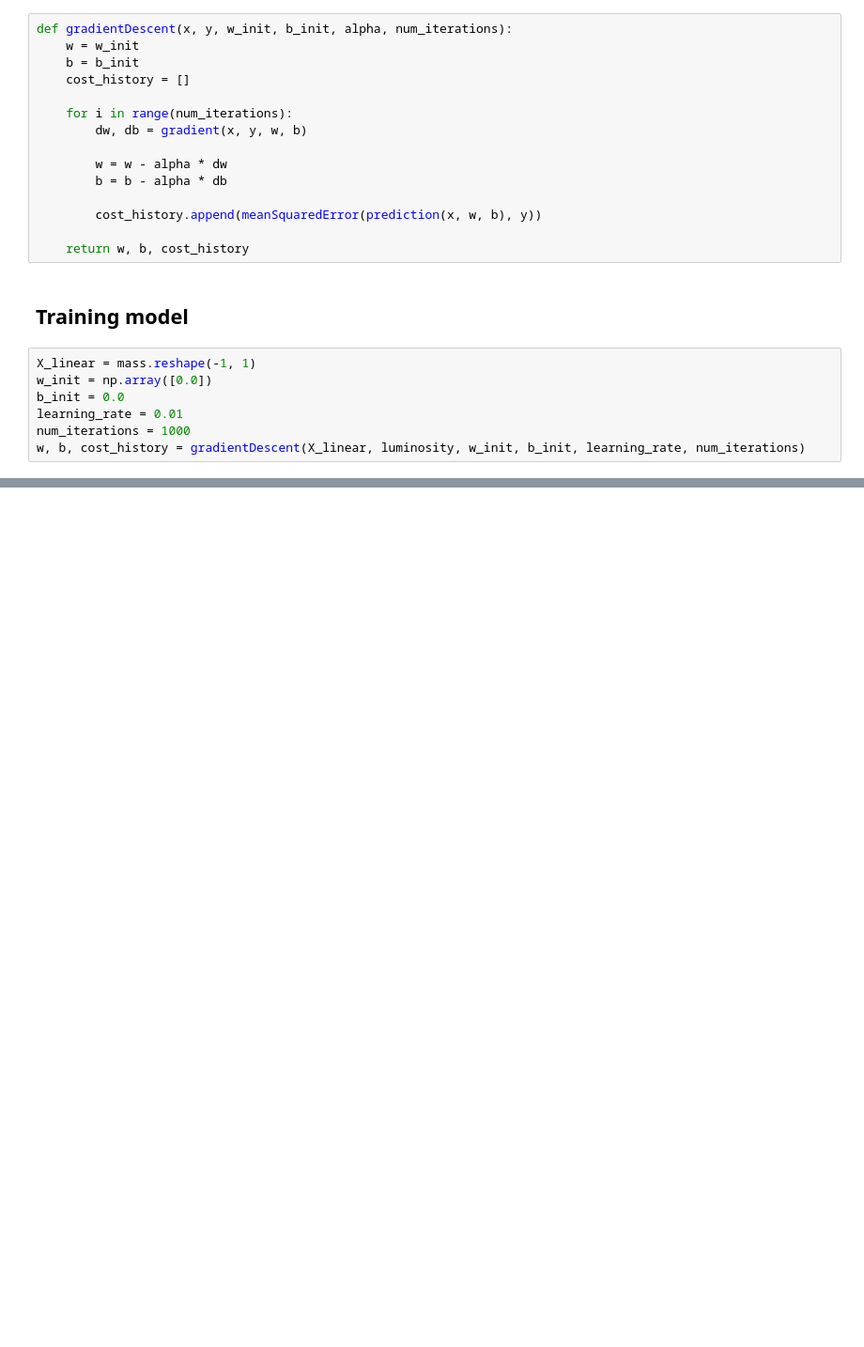
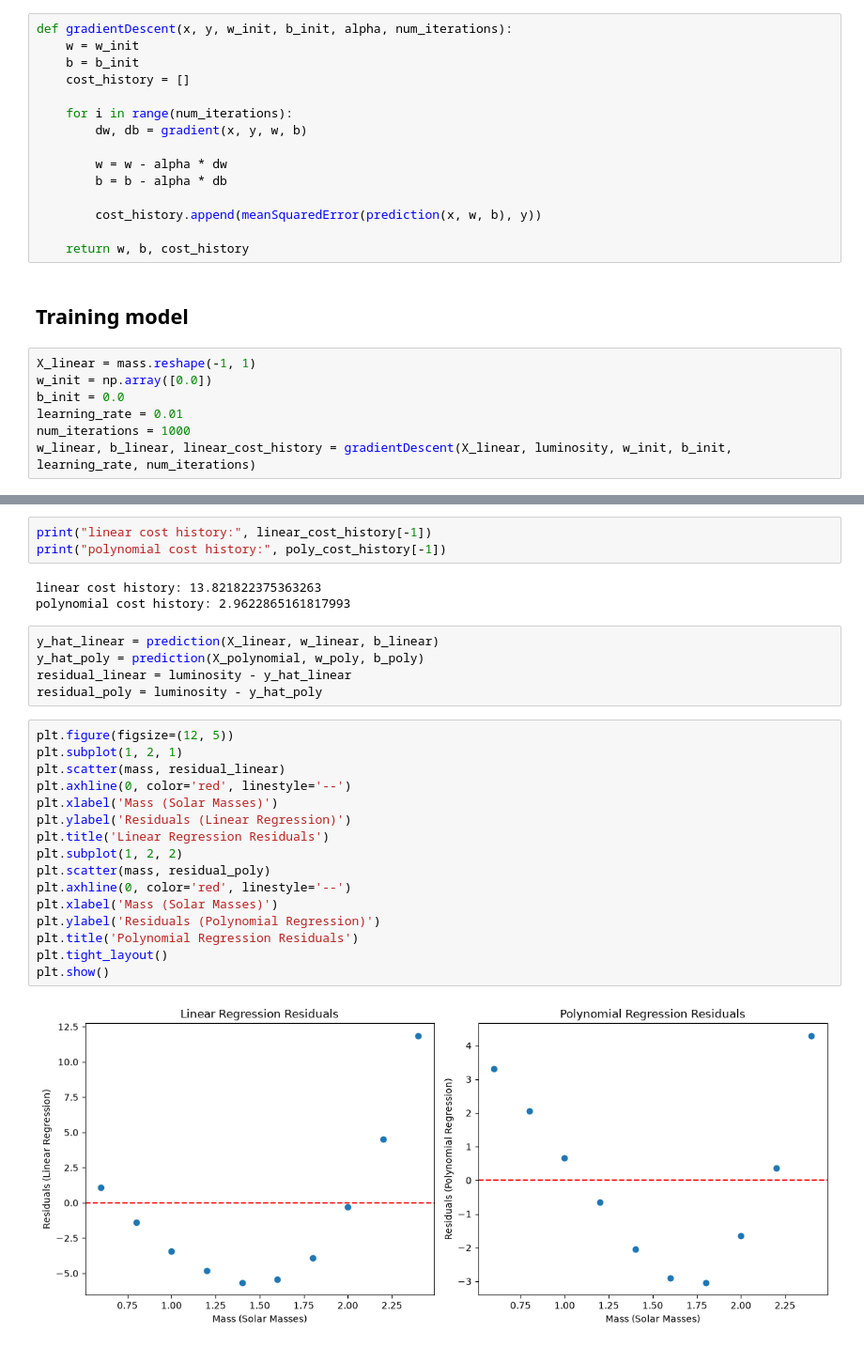
Before and after one commit to nestorlop/AI-Stellar-Luminosity, a Jupyter notebook: stellar_luminosity_hands_on.ipynb, the cells around one changed output, grey strips where cells are left out. Shown at 94% size. Drawn from its saved outputs; the diff is of its cells as text; blank space fills up the shorter version.

```diff
--- a/stellar_luminosity_hands_on.ipynb
+++ b/stellar_luminosity_hands_on.ipynb
@@ -121,6 +121,6 @@ w_init = np.array([0.0])
 b_init = 0.0
 learning_rate = 0.01
 num_iterations = 1000
-w, b, cost_history = gradientDescent(X_linear, luminosity, w_init, b_init, learning_rate, num_iterations)
+w_linear, b_linear, linear_cost_history = gradientDescent(X_linear, luminosity, w_init, b_init, learning_rate, num_iterations)
 # %%
 plt.figure()
@@ -146,0 +204,29 @@ plt.show()
+# %%
+print("linear cost history:", linear_cost_history[-1])
+print("polynomial cost history:", poly_cost_history[-1])
+# %% [output]
+linear cost history: 13.821822375363263
+polynomial cost history: 2.9622865161817993
+# %%
+y_hat_linear = prediction(X_linear, w_linear, b_linear)
+y_hat_poly = prediction(X_polynomial, w_poly, b_poly)
+residual_linear = luminosity - y_hat_linear
+residual_poly = luminosity - y_hat_poly
+# %%
+plt.figure(figsize=(12, 5))
+plt.subplot(1, 2, 1)
+plt.scatter(mass, residual_linear)
+plt.axhline(0, color='red', linestyle='--')
+plt.xlabel('Mass (Solar Masses)')
+plt.ylabel('Residuals (Linear Regression)')
+plt.title('Linear Regression Residuals')
+plt.subplot(1, 2, 2)
+plt.scatter(mass, residual_poly)
+plt.axhline(0, color='red', linestyle='--')
+plt.xlabel('Mass (Solar Masses)')
+plt.ylabel('Residuals (Polynomial Regression)')
+plt.title('Polynomial Regression Residuals')
+plt.tight_layout()
+plt.show()
+# %% [output]
+[figure, added]
```
Also changed, not shown: parts of 12 cells of this notebook.
